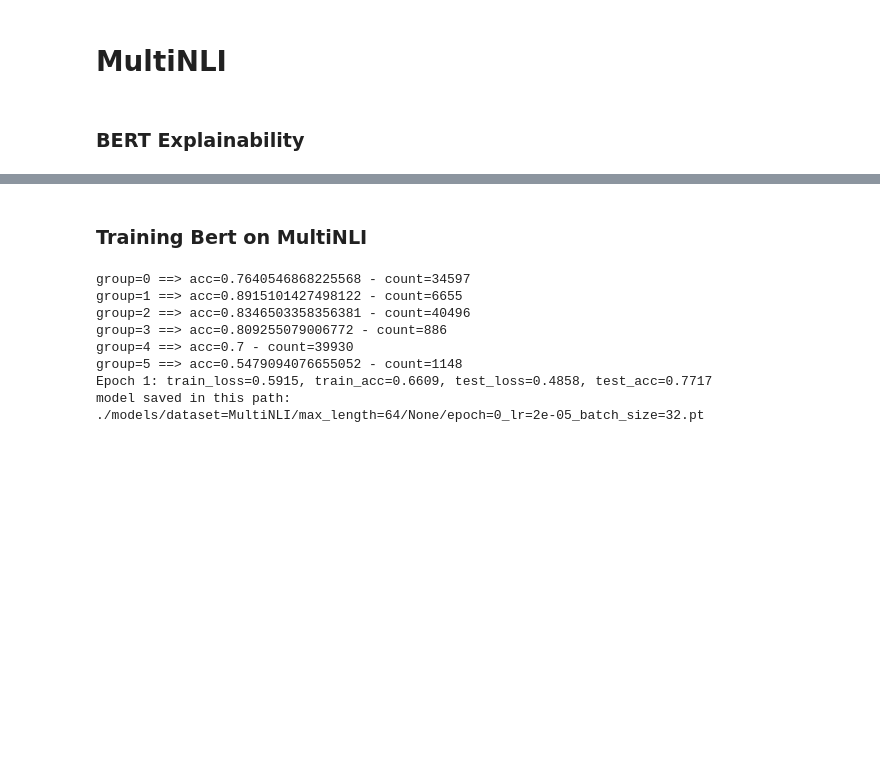
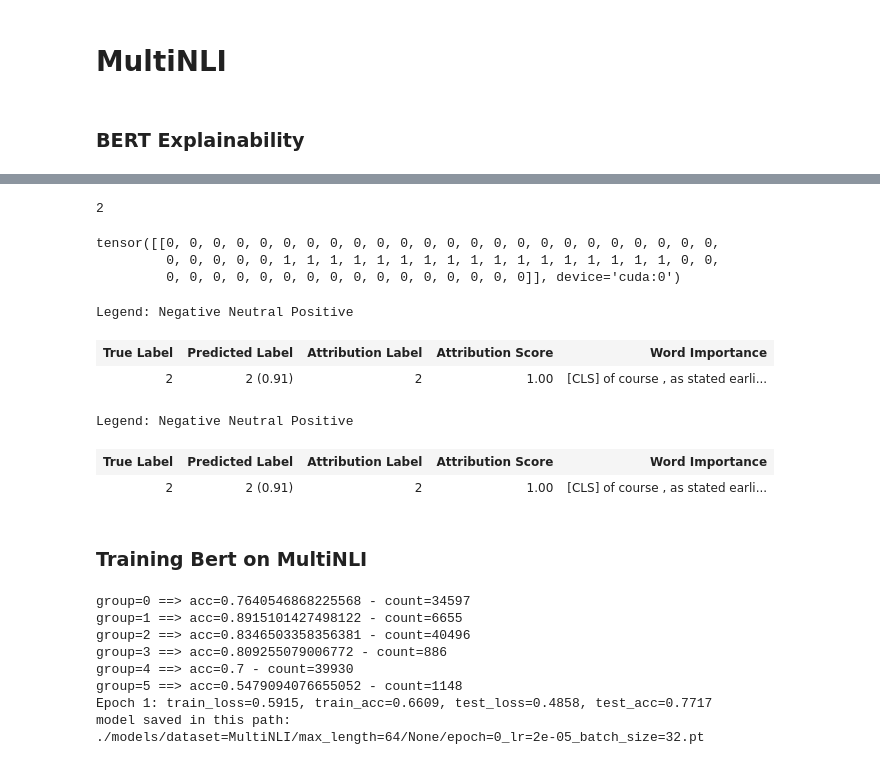
Before and after one commit to hamidrezayaghobi/Learning-How-to-Mask-Text-Input-for-Better-Generalization, a Jupyter notebook: masking_text.ipynb, the cells around one changed output, grey strips where cells are left out. Saved outputs shown, nothing was run; the diff lists cells and outputs as text; code cells hidden in the pictures; blank space fills up the shorter version.

```diff
--- a/masking_text.ipynb
+++ b/masking_text.ipynb
@@ -67,7 +67,7 @@ from codes.utils.train import run_epoch, save_model
 PRE_TRAINED_MODEL_NAME = 'bert-base-uncased'
 
 #DATASET,
-DATA_SET_TYPE = 'MultiNLI'
+DATA_SET_TYPE = 'JTTCivilComments'
 DATA_SET = {
     'AGNews': {
         'train': './datasets/AGNews_dataset/train.csv',
@@ -113,7 +113,7 @@ DATA_SET = {
         'label': 'label',
     },
 }
-MAX_LENGTH = 64
+MAX_LENGTH = 128
 NUM_LABELS = 3
 
 #Training
@@ -1424,0 +1458,4 @@ fine_tuned_bert_model = fine_tune(bert_model, train_args, test_args, *args['bert
+# %%
+fine_tuned_bert_model = BertForSequenceClassification.from_pretrained("bert-base-uncased")
+fine_tuned_bert_model = fine_tuned_bert_model.to(DEVICE)
+fine_tuned_bert_model.load_state_dict(torch.load('./models/dataset=MultiNLI/max_length=64/explainable_fine_tuned_bert_model/epoch=2_lr=2e-05_batch_size=32.pt'))
@@ -1424,0 +1466,2 @@ fine_tuned_bert_model = fine_tune(bert_model, train_args, test_args, *args['bert
+# %%
+explanations = Generator(fine_tuned_bert_model)
@@ -1425,3 +1495,66 @@ fine_tuned_bert_model = fine_tune(bert_model, train_args, test_args, *args['bert
+# %%
+idx = 1068
+input_ids = test_dataset[idx]['input_ids'].unsqueeze(0).to(DEVICE)
+text_batch = tokenizer.decode(input_ids[0])
+token_type_ids = test_dataset[idx]['segments_ids'].unsqueeze(0).to(DEVICE)
+attention_mask = test_dataset[idx]['attention_mask'].unsqueeze(0).to(DEVICE)
+true_class = test_dataset[idx]['labels'].item()
+group = test_dataset[idx]['groups'].item()
+# %%
+true_class
+# %% [output]
+2
+# %%
+token_type_ids
+# %% [output]
+tensor([[0, 0, 0, 0, 0, 0, 0, 0, 0, 0, 0, 0, 0, 0, 0, 0, 0, 0, 0, 0, 0, 0, 0, 0,
+         0, 0, 0, 0, 0, 1, 1, 1, 1, 1, 1, 1, 1, 1, 1, 1, 1, 1, 1, 1, 1, 1, 0, 0,
+         0, 0, 0, 0, 0, 0, 0, 0, 0, 0, 0, 0, 0, 0, 0, 0]], device='cuda:0')
+# %%
+text_batch = text_batch.replace('[CLS] ', '').replace(' [SEP]', '').replace(' [PAD]', '')
+encoding = tokenizer(text_batch, return_tensors='pt')
+input_ids = encoding['input_ids'].to(DEVICE)
+attention_mask = encoding['attention_mask'].to(DEVICE)
+# token_type_ids = torch.zeros(input_ids.size(), dtype=torch.long, device=input_ids.device)
+token_type_ids = torch.tensor([0, 0, 0, 0, 0, 0, 0, 0, 0, 0, 0, 0, 0, 0, 0, 0, 0, 0, 0, 0, 0, 0, 0,
+         0, 0, 0, 0, 0, 1, 1, 1, 1, 1, 1, 1, 1, 1, 1, 1, 1, 1, 1, 1, 1, 1],
+                              dtype=torch.long, device=input_ids.device)
+
+# generate an explanation for the input
+expl = explanations.generate_LRP(input_ids=input_ids,
+                                 attention_mask=attention_mask,
+                                 token_type_ids=token_type_ids,
+                                 start_layer=0)[0]
+# normalize scores
+expl = (expl - expl.min()) / (expl.max() - expl.min())
+
+output = torch.nn.functional.softmax(fine_tuned_bert_model(input_ids=input_ids,
+                                                attention_mask=attention_mask,
+                                                token_type_ids=token_type_ids)[0],
+                                     dim=-1)
+classification = output.argmax(dim=-1).item()
+if classification in [0, 1]:
+  expl *= -1
+tokens = tokenizer.convert_ids_to_tokens(input_ids.flatten())
+# tokens = text_batch.split()
+# print([(tokens[i], round(expl[i].item(), 4)) for i in range(len(tokens))])
+vis_data_records = [visualization.VisualizationDataRecord(
+                                expl,
+                                output[0][classification],
+                                classification,
+                                true_class,
+                                true_class,
+                                1,
+                                tokens,
+                                1)]
+visualization.visualize_text(vis_data_records)
+# %% [output]
+Legend: Negative Neutral Positive
+| True Label | Predicted Label | Attribution Label | Attribution Score | Word Importance |
+| 2 | 2 (0.91) | 2 | 1.00 | [CLS] of course , as stated earli... |
+Legend: Negative Neutral Positive
+| True Label | Predicted Label | Attribution Label | Attribution Score | Word Importance |
+| 2 | 2 (0.91) | 2 | 1.00 | [CLS] of course , as stated earli... |
 # %% [markdown]
 ### Training Bert on MultiNLI
 # %%
```
Also changed, not shown: parts of 18 cells of this notebook, 3 other files.
